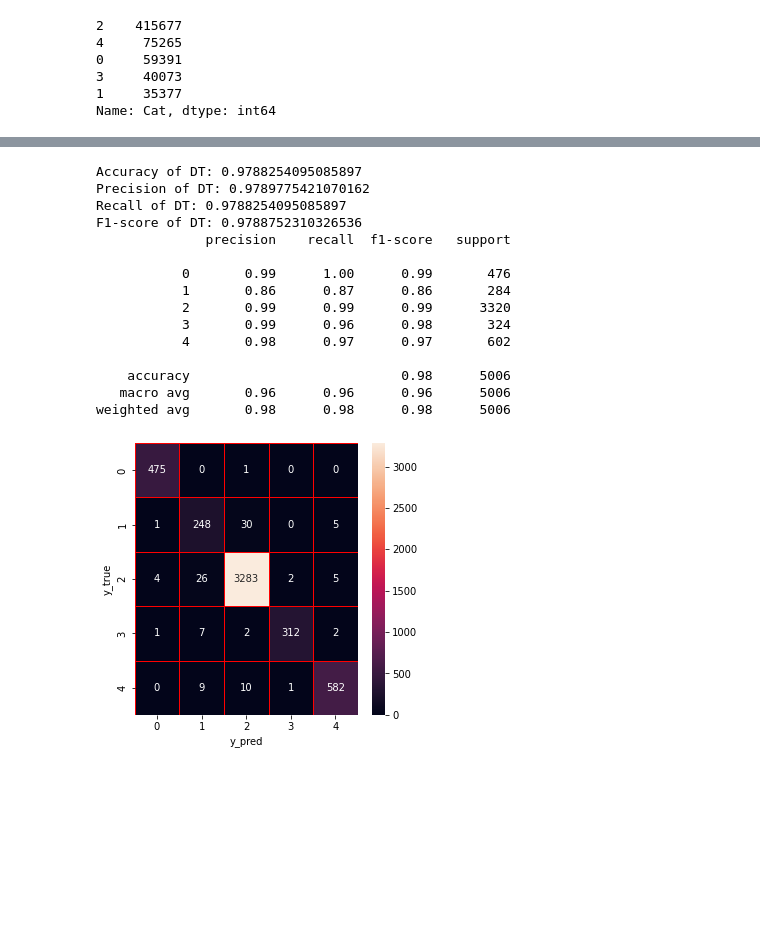
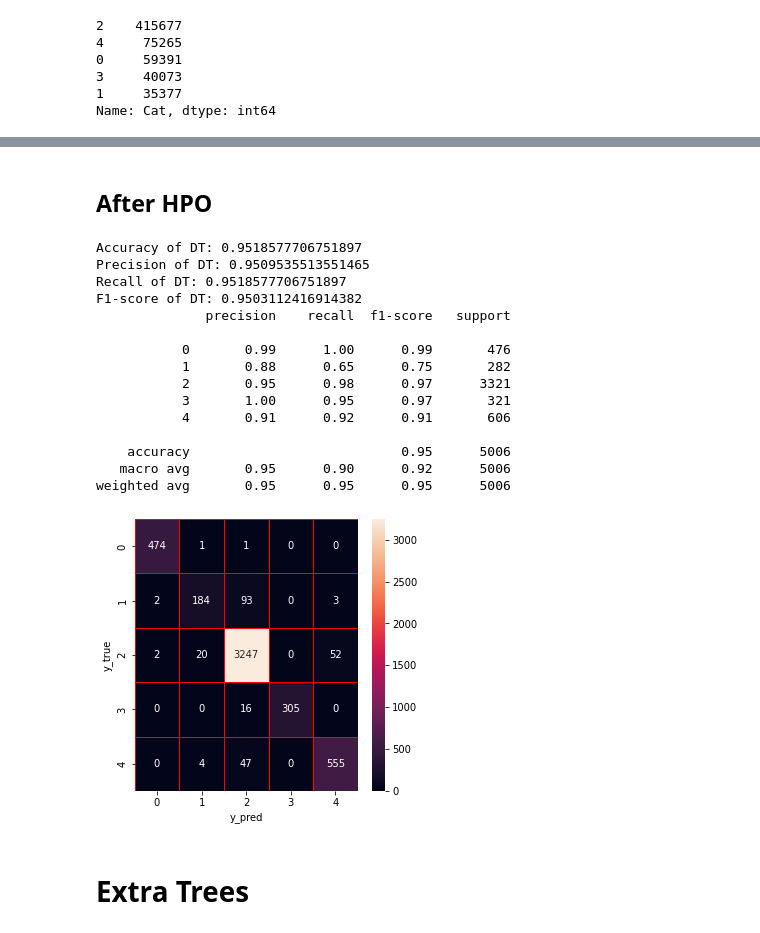
Before and after one commit to LaBaicai02/IDS_project, a Jupyter notebook: MTH-IDS_Adoptation_IoTID20/MTH_IoTID20.ipynb, the cells around one changed output, grey strips where cells are left out. Cells and saved outputs as stored; diff of their text form; code cells hidden in the pictures; blank space fills up the shorter version.

```diff
--- a/MTH-IDS_Adoptation_IoTID20/MTH_IoTID20.ipynb
+++ b/MTH-IDS_Adoptation_IoTID20/MTH_IoTID20.ipynb
@@ -334,5 +295,5 @@ XGBoost: Hyperopt estimated optimum {'learning_rate': -0.8293364946674092, 'max_
 # %%
-xg = xgb.XGBClassifier(learning_rate= 0.7340229699980686, n_estimators = 70, max_depth = 14)
+xg = xgb.XGBClassifier(learning_rate= 0.8919517746167342, n_estimators = 70, max_depth = 84)
 xg.fit(X_train,y_train)
 xg_score=xg.score(X_test,y_test)
 y_predict=xg.predict(X_test)
@@ -443,5 +504,17 @@ Random Forest: Hyperopt estimated optimum {'criterion': 0, 'max_depth': 36.0, 'm
 # %%
-rf_hpo = RandomForestClassifier(n_estimators = 71, min_samples_leaf = 1, max_depth = 46, min_samples_split = 9, max_features = 20, criterion = 'entropy')
+#PSO
+#{'n_estimators': 52.5390625, 'max_features': 18.14453125, 'max_depth': 14.66796875, '
+#min_samples_split': 9.69921875, 'min_samples_leaf': 2.4453125, 'criterion': 0.87890625}
+
+#BO-TPE
+#{'criterion': 1, 'max_depth': 43.0, 'max_features': 19.0, 'min_samples_leaf': 3.0,
+#'min_samples_split': 2.0, 'n_estimators': 190.0}
+
+#GA Accuracy of RF: 0.9822213343987215
+#criterion=entropy, max_depth=28, max_features=17, min_samples_leaf=3,
+#min_samples_split=2, _n_estimators=26)
+rf_hpo = RandomForestClassifier(n_estimators =190, min_samples_leaf = 3, max_depth = 43,
+                                min_samples_split = 2, max_features = 19, criterion = 'entropy')
 rf_hpo.fit(X_train,y_train)
 rf_score=rf_hpo.score(X_test,y_test)
 y_predict=rf_hpo.predict(X_test)
@@ -550,41 +723,59 @@ Decision tree: Hyperopt estimated optimum {'criterion': 1, 'max_depth': 22.0, 'm
+# %% [markdown]
+## After HPO
 # %%
-dt_hpo = DecisionTreeClassifier(min_samples_leaf = 2, max_depth = 47, min_samples_split = 3, max_features = 19, criterion = 'gini')
+#PSO 没有提升
+#{'max_features': 16.640168709353286, 'max_depth': 30.809605931608676, 'min_samples_split': 5.716948931970849,
+ #'min_samples_leaf': 2.2131777131676396, 'criterion': 0.5782561963254416}
+
+# BO-TPE  Accuracy of DT: 0.982820615261686 提升0.1%
+# Decision tree: Hyperopt estimated optimum {'criterion': 1, 'max_depth': 45.0,
+#'max_features': 20.0, 'min_samples_leaf': 2.0, 'min_samples_split': 6.0}
+#
+#GA  Accuracy of DT: 0.9447236180904522
+#(input_matrix, DecisionTreeClassifier__criterion=entropy, DecisionTreeClassifier__max_depth=8, DecisionTreeClassifier__max_features=12,
+ #DecisionTreeClassifier__min_samples_leaf=3, DecisionTreeClassifier__min_samples_split=5)
+#criterion=entropy, DecisionTreeClassifier__max_depth=43, DecisionTreeClassifier__max_features=13,
+#DecisionTreeClassifier__min_samples_leaf=5, DecisionTreeClassifier__min_samples_split=6
+dt_hpo = DecisionTreeClassifier(min_samples_leaf = 3, max_depth = 8, min_samples_split = 5,
+                                max_features = 12, criterion = 'entropy')
 dt_hpo.fit(X_train,y_train)
 dt_score=dt_hpo.score(X_test,y_test)
 y_predict=dt_hpo.predict(X_test)
 y_true=y_test
 print('Accuracy of DT: '+ str(dt_score))
 precision,recall,fscore,none= precision_recall_fscore_support(y_true, y_predict, average='weighted')
 print('Precision of DT: '+(str(precision)))
 print('Recall of DT: '+(str(recall)))
 print('F1-score of DT: '+(str(fscore)))
 print(classification_report(y_true,y_predict))
 cm=confusion_matrix(y_true,y_predict)
 f,ax=plt.subplots(figsize=(5,5))
 sns.heatmap(cm,annot=True,linewidth=0.5,linecolor="red",fmt=".0f",ax=ax)
 plt.xlabel("y_pred")
 plt.ylabel("y_true")
 plt.show()
 # %% [output]
-Accuracy of DT: 0.9788254095085897
-Precision of DT: 0.9789775421070162
-Recall of DT: 0.9788254095085897
-F1-score of DT: 0.9788752310326536
+Accuracy of DT: 0.9518577706751897
+Precision of DT: 0.9509535513551465
+Recall of DT: 0.9518577706751897
+F1-score of DT: 0.9503112416914382
               precision    recall  f1-score   support
 
            0       0.99      1.00      0.99       476
-           1       0.86      0.87      0.86       284
-           2       0.99      0.99      0.99      3320
-           3       0.99      0.96      0.98       324
-           4       0.98      0.97      0.97       602
+           1       0.88      0.65      0.75       282
+           2       0.95      0.98      0.97      3321
+           3       1.00      0.95      0.97       321
+           4       0.91      0.92      0.91       606
 
-    accuracy                           0.98      5006
-   macro avg       0.96      0.96      0.96      5006
-weighted avg       0.98      0.98      0.98      5006
+    accuracy                           0.95      5006
+   macro avg       0.95      0.90      0.92      5006
+weighted avg       0.95      0.95      0.95      5006
-[figure, old version]
+[figure, new version]
 # %%
 dt_train=dt_hpo.predict(X_train)
 dt_test=dt_hpo.predict(X_test)
+# %% [markdown]
+# Extra Trees
 # %%
 et = ExtraTreesClassifier(random_state = 0)
 et.fit(X_train,y_train)
```
Also changed, not shown: parts of 50 cells of this notebook.
